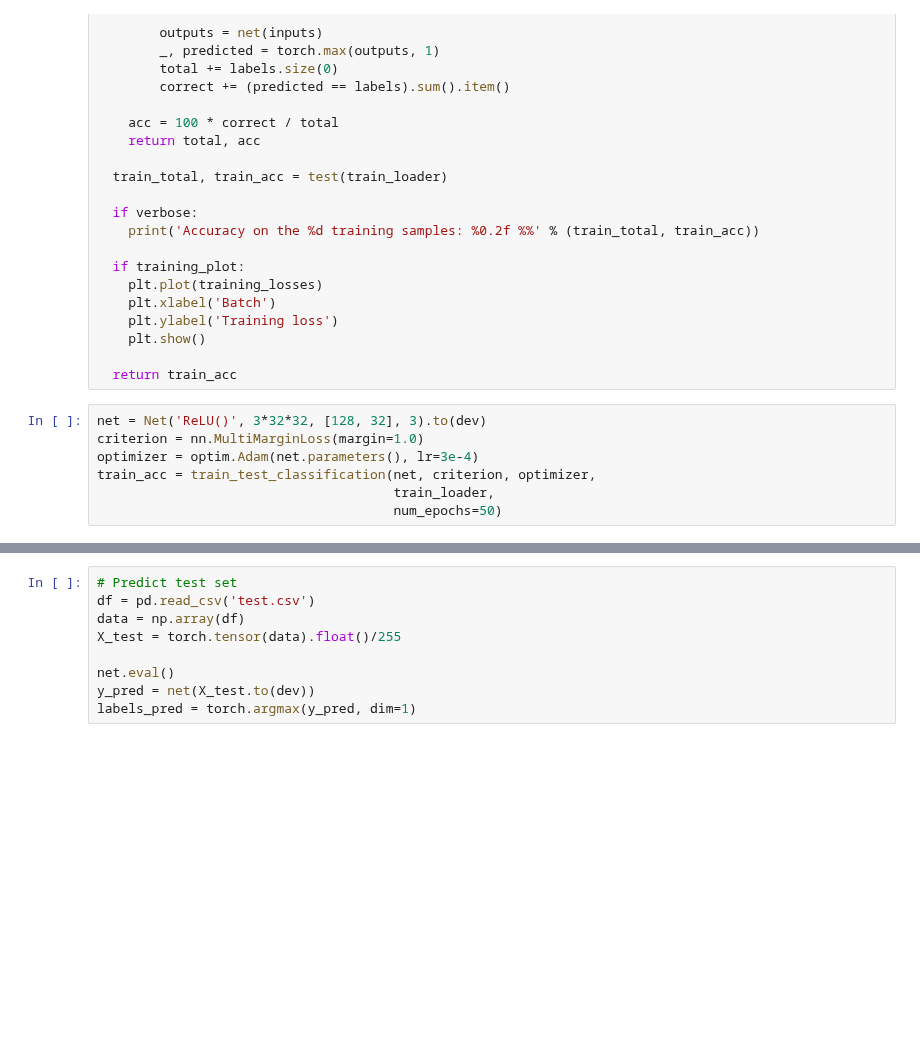
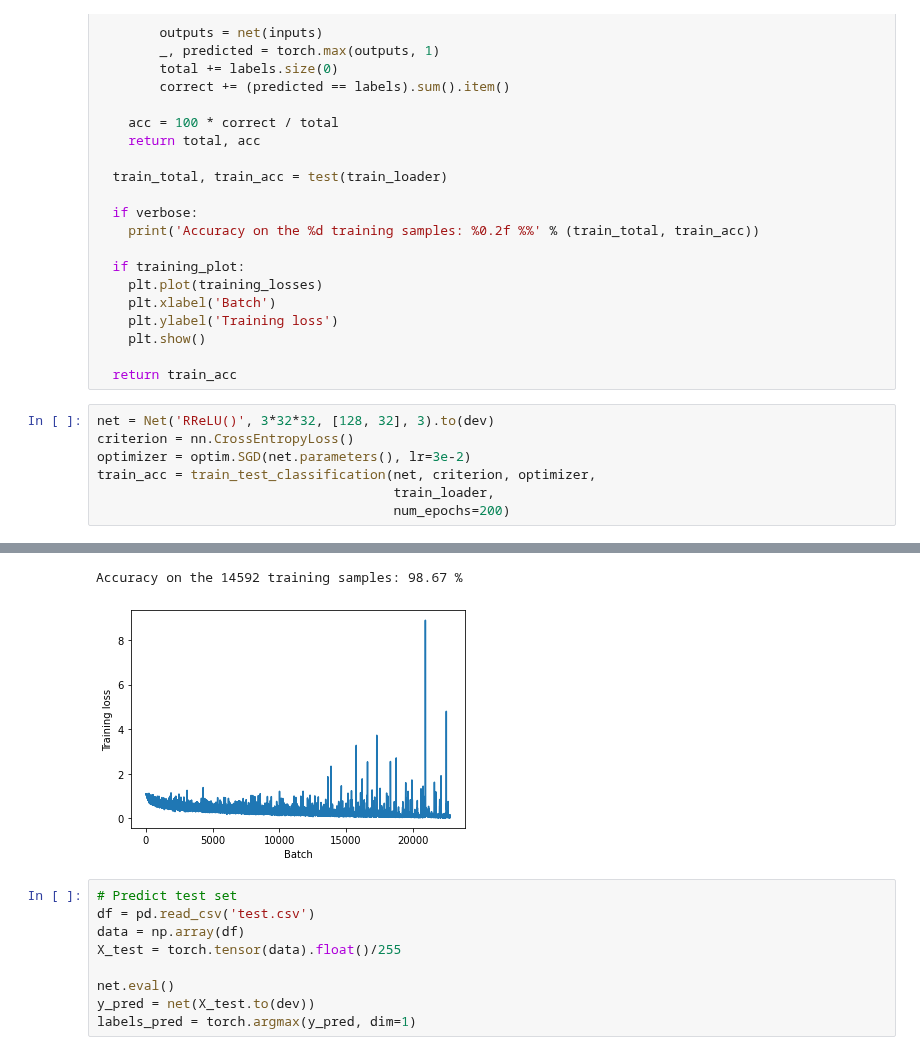
Before and after one commit to spatank/CIS-522, a Jupyter notebook: Homework/HW_3_SPP.ipynb, the cells around one changed output, grey strips where cells are left out. Saved outputs shown, nothing was run; the diff lists cells and outputs as text; blank space fills up the shorter version.

```diff
--- a/Homework/HW_3_SPP.ipynb
+++ b/Homework/HW_3_SPP.ipynb
@@ -186,9 +225,10 @@ def train_test_classification(net, criterion, optimizer,
 
   return train_acc
 # %%
-net = Net('ReLU()', 3*32*32, [128, 32], 3).to(dev)
-criterion = nn.MultiMarginLoss(margin=1.0)
-optimizer = optim.Adam(net.parameters(), lr=3e-4)
+net = Net('RReLU()', 3*32*32, [128, 32], 3).to(dev)
+criterion = nn.CrossEntropyLoss()
+optimizer = optim.SGD(net.parameters(), lr=3e-2)
 train_acc = train_test_classification(net, criterion, optimizer,
                                       train_loader,
-                                      num_epochs=50)
+                                      num_epochs=200)
+# %% [output]
@@ -195,3 +236,5 @@ train_acc = train_test_classification(net, criterion, optimizer,
+Accuracy on the 14592 training samples: 98.67 %
+[figure, added]
 # %%
 # Predict test set
 df = pd.read_csv('test.csv')
```
Also changed, not shown: parts of 17 cells of this notebook.
